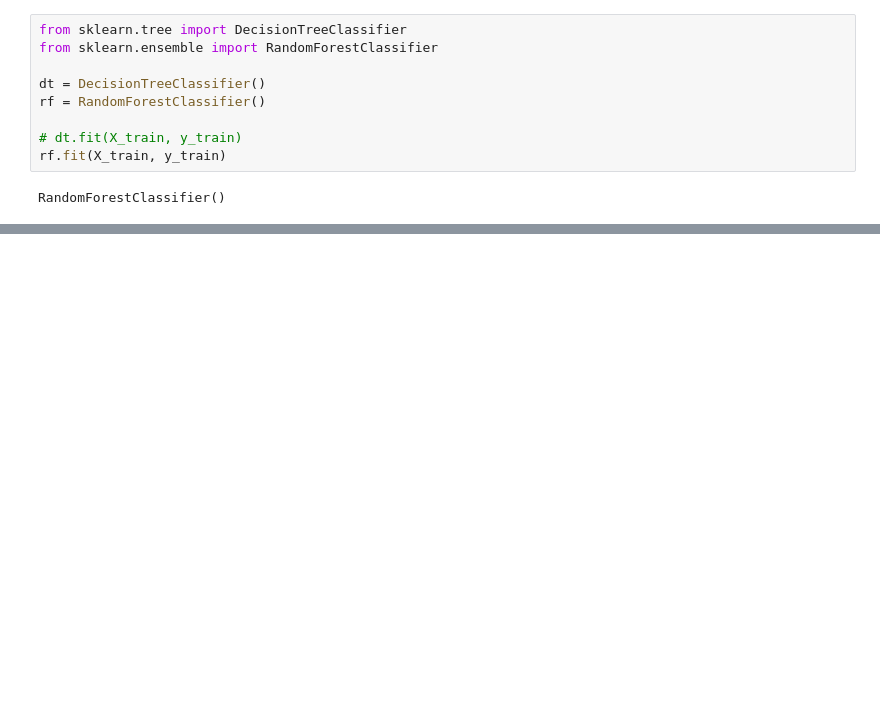
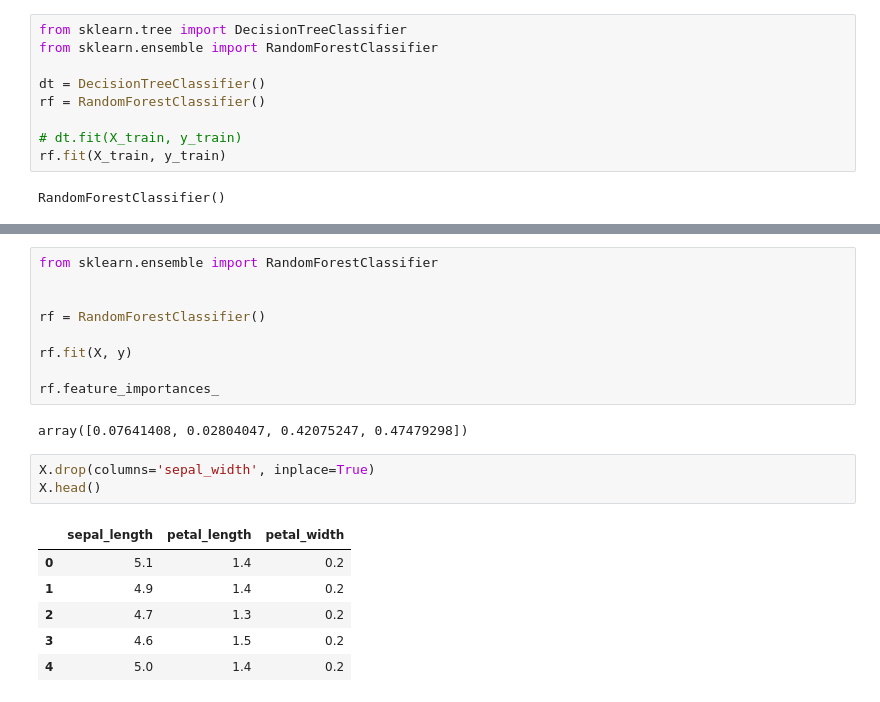
Before and after one commit to Apurba1903/Machine_Learning, a Jupyter notebook: Feature Selection/embedded_methods.ipynb, the cells around one changed output, grey strips where cells are left out. Saved outputs shown, nothing was run; the diff lists cells and outputs as text; blank space fills up the shorter version.

```diff
--- a/Feature Selection/embedded_methods.ipynb
+++ b/Feature Selection/embedded_methods.ipynb
@@ -129,0 +208,21 @@ x.sort_values(ascending=False).plot(kind='bar')
+# %%
+from sklearn.ensemble import RandomForestClassifier
+
+
+rf = RandomForestClassifier()
+
+rf.fit(X, y)
+
+rf.feature_importances_
+# %% [output]
+array([0.07641408, 0.02804047, 0.42075247, 0.47479298])
+# %%
+X.drop(columns='sepal_width', inplace=True)
+X.head()
+# %% [output]
+|  | sepal_length | petal_length | petal_width |
+| 0 | 5.1 | 1.4 | 0.2 |
+| 1 | 4.9 | 1.4 | 0.2 |
+| 2 | 4.7 | 1.3 | 0.2 |
+| 3 | 4.6 | 1.5 | 0.2 |
+| 4 | 5.0 | 1.4 | 0.2 |
```
Also changed, not shown: parts of 21 cells of this notebook.
